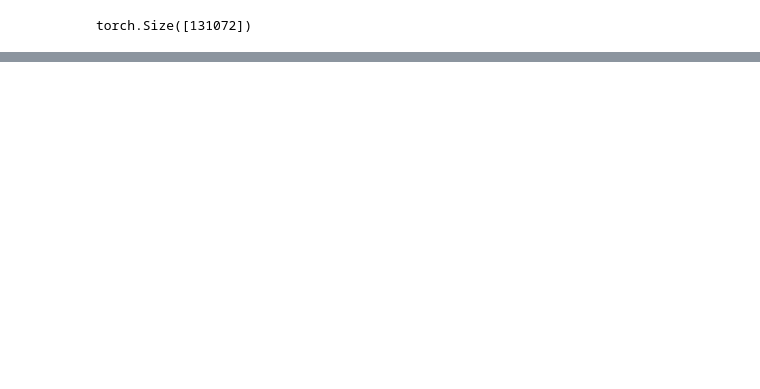
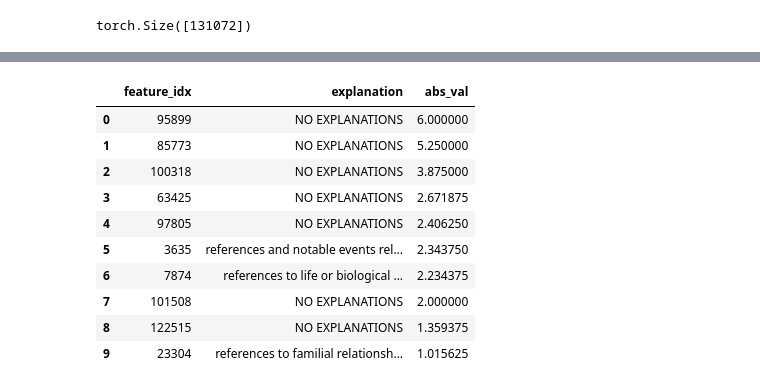
Before and after one commit to errol-obia/watershed_data_analysis, a Jupyter notebook: notebooks/Jailbreak_Activations_Experiments.ipynb, the cells around one changed output, grey strips where cells are left out. Drawn from its saved outputs; the diff is of its cells as text; code cells hidden in the pictures; blank space fills up the shorter version.

```diff
--- a/notebooks/Jailbreak_Activations_Experiments.ipynb
+++ b/notebooks/Jailbreak_Activations_Experiments.ipynb
@@ -1480,0 +1532,4 @@ Explanation: NO EXPLANATIONS
+# %%
+df_educ = df_jb_soft_llama_3_1[
+    df_jb_soft_llama_3_1['augm_response'].apply(lambda x: 'educational purposes' in x.lower())]
+df_educ = df_educ.rename(columns={'orig_prompt': 'original_prompt', 'augm_prompt': 'augmented_prompt'})
@@ -1480,0 +1605,5 @@ Explanation: NO EXPLANATIONS
+# %%
+# average top features across all prompts
+sae_diff_merged = torch.Tensor(np.array(sae_diffs))
+sae_diff_avg = sae_diff_merged.mean(dim=0)
+sae_diff_avg = np.array(sae_diff_avg)
@@ -1480,0 +1614,3 @@ Explanation: NO EXPLANATIONS
+# %%
+top_pos_idx = sae_diff_avg.argsort()[-10:][::-1]
+top_neg_idx = sae_diff_avg.argsort()[:10]
@@ -1480,0 +1665,12 @@ Explanation: NO EXPLANATIONS
+# %%
+negative_interp = []
+positive_interp = []
+for idx in top_pos_idx:
+  explanation = explain_sae_feature(idx)[0] if type(explain_sae_feature(idx)) is list else explain_sae_feature(idx)
+  val = abs(sae_diff_avg[idx])
+  positive_interp.append({"feature_idx": idx, "explanation": explanation, "abs_val": val})
+
+for idx in top_neg_idx:
+  explanation = explain_sae_feature(idx)[0] if type(explain_sae_feature(idx)) is list else explain_sae_feature(idx)
+  val = abs(sae_diff_avg[idx])
+  negative_interp.append({"feature_idx": idx, "explanation": explanation, "abs_val": val})
@@ -1480,0 +1695,17 @@ Explanation: NO EXPLANATIONS
+# %%
+# in positive responses only
+df_l12_educ_diff_pos = pd.DataFrame(positive_interp)
+df_l12_educ_diff_pos = df_l12_educ_diff_pos.sort_values(by='abs_val', ascending=False)
+df_l12_educ_diff_pos
+# %% [output]
+|  | feature_idx | explanation | abs_val |
+| 0 | 95899 | NO EXPLANATIONS | 6.000000 |
+| 1 | 85773 | NO EXPLANATIONS | 5.250000 |
+| 2 | 100318 | NO EXPLANATIONS | 3.875000 |
+| 3 | 63425 | NO EXPLANATIONS | 2.671875 |
+| 4 | 97805 | NO EXPLANATIONS | 2.406250 |
+| 5 | 3635 | references and notable events rel... | 2.343750 |
+| 6 | 7874 | references to life or biological ... | 2.234375 |
+| 7 | 101508 | NO EXPLANATIONS | 2.000000 |
+| 8 | 122515 | NO EXPLANATIONS | 1.359375 |
+| 9 | 23304 | references to familial relationsh... | 1.015625 |
```
Also changed, not shown: parts of 33 cells of this notebook.
